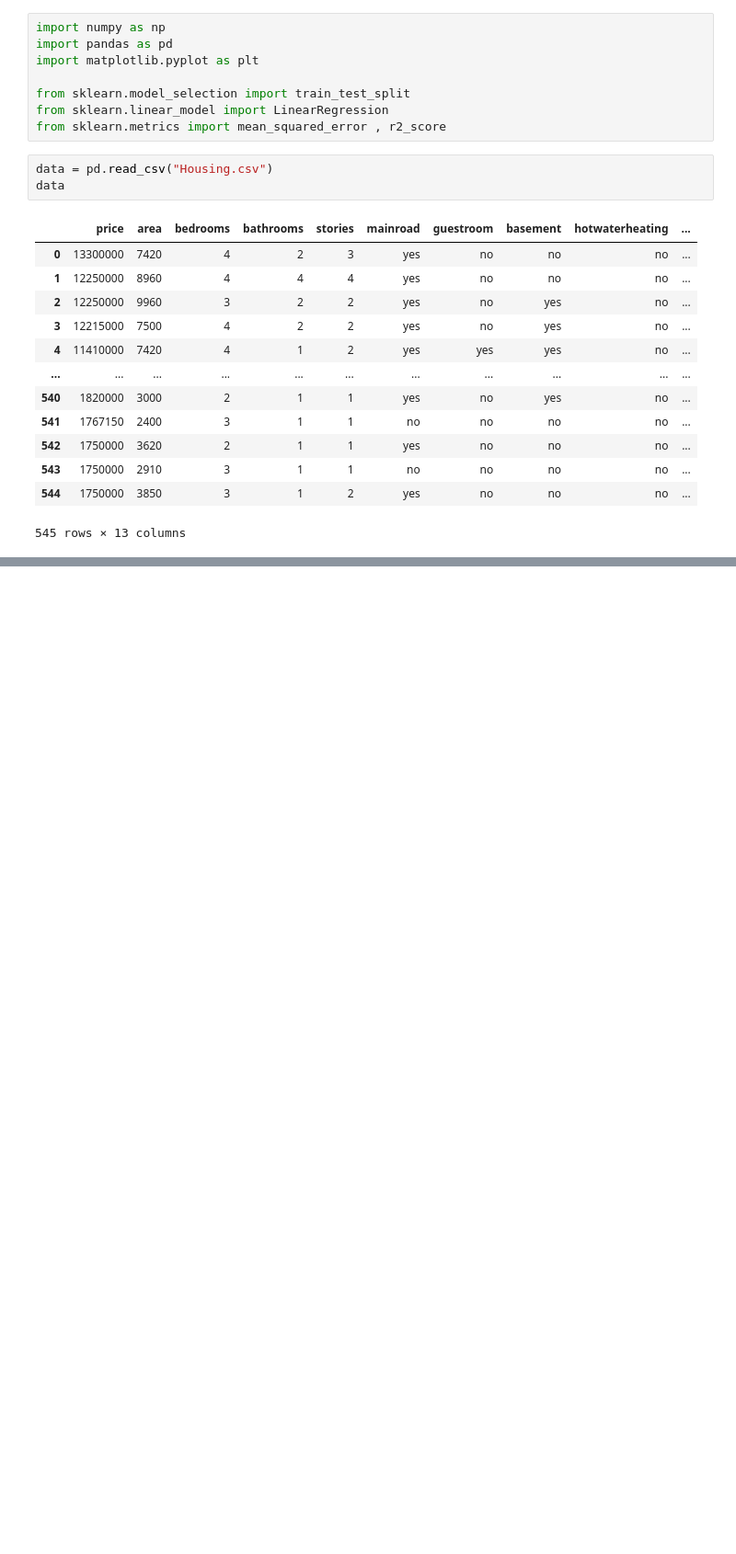
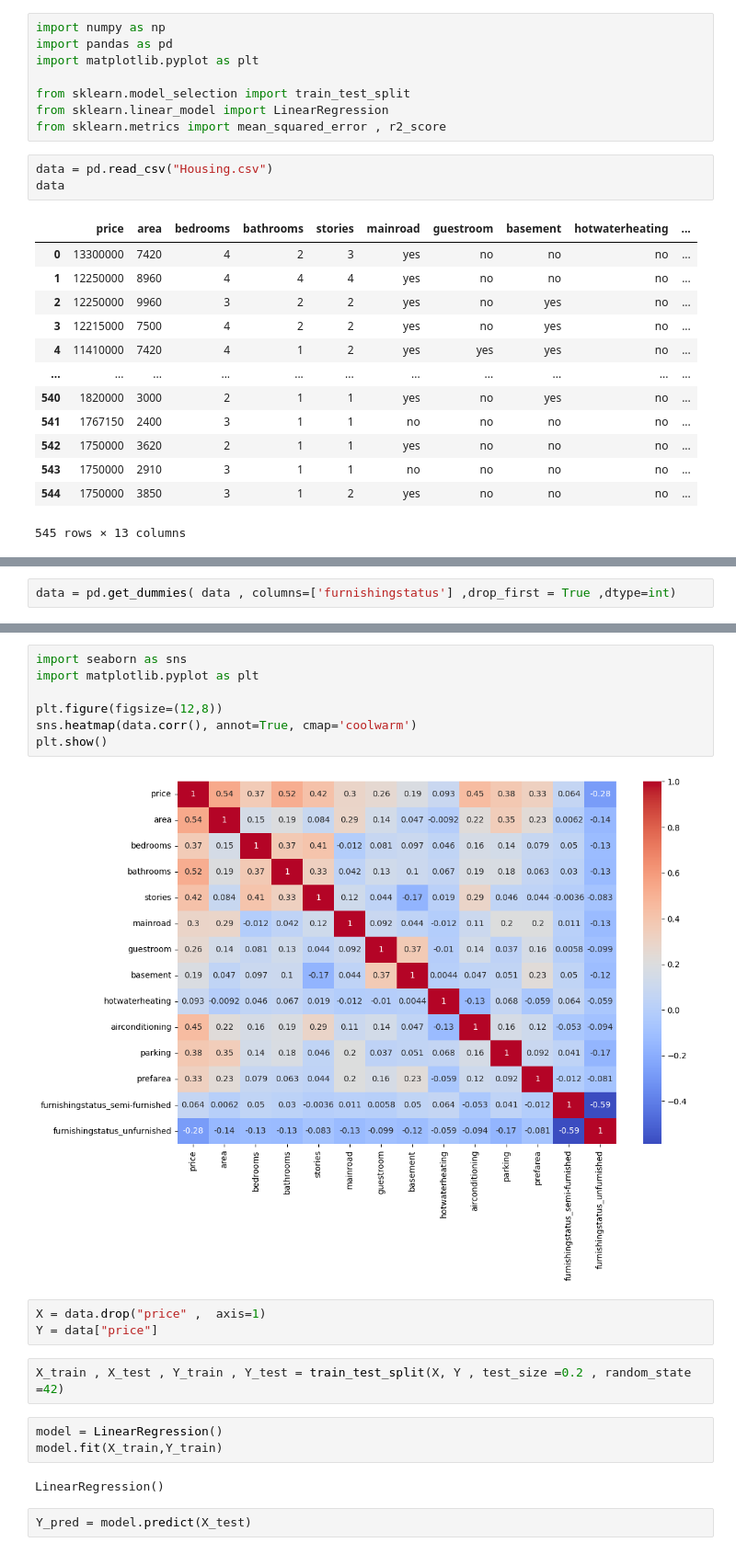
Before and after one commit to waadsadek05/Syntecxhup_week1, a Jupyter notebook: week1/Syntecxhup_House Price Prediction.ipynb, the cells around one changed output, grey strips where cells are left out. Shown at 92% size. Drawn from its saved outputs; the diff is of its cells as text; blank space fills up the shorter version.

```diff
--- a/week1/Syntecxhup_House Price Prediction.ipynb
+++ b/week1/Syntecxhup_House Price Prediction.ipynb
@@ -29,0 +53,2 @@ waad
+# %%
+data = pd.get_dummies( data , columns=['furnishingstatus'] ,drop_first = True ,dtype=int)
@@ -29,0 +71,21 @@ waad
+# %%
+import seaborn as sns
+import matplotlib.pyplot as plt
+
+plt.figure(figsize=(12,8))
+sns.heatmap(data.corr(), annot=True, cmap='coolwarm')
+plt.show()
+# %% [output]
+[figure, added]
+# %%
+X = data.drop("price" ,  axis=1)
+Y = data["price"]
+# %%
+X_train , X_test , Y_train , Y_test = train_test_split(X, Y , test_size =0.2 , random_state =42)
+# %%
+model = LinearRegression()
+model.fit(X_train,Y_train)
+# %% [output]
+LinearRegression()
+# %%
+Y_pred = model.predict(X_test)
```
Also changed, not shown: parts of 6 cells of this notebook.
